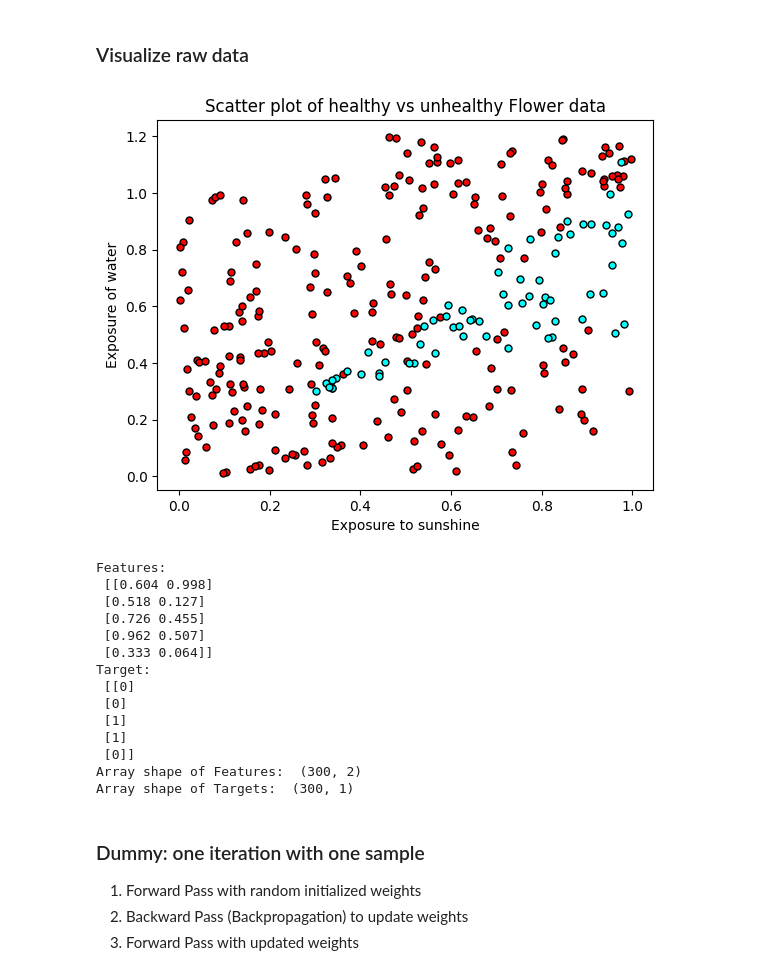
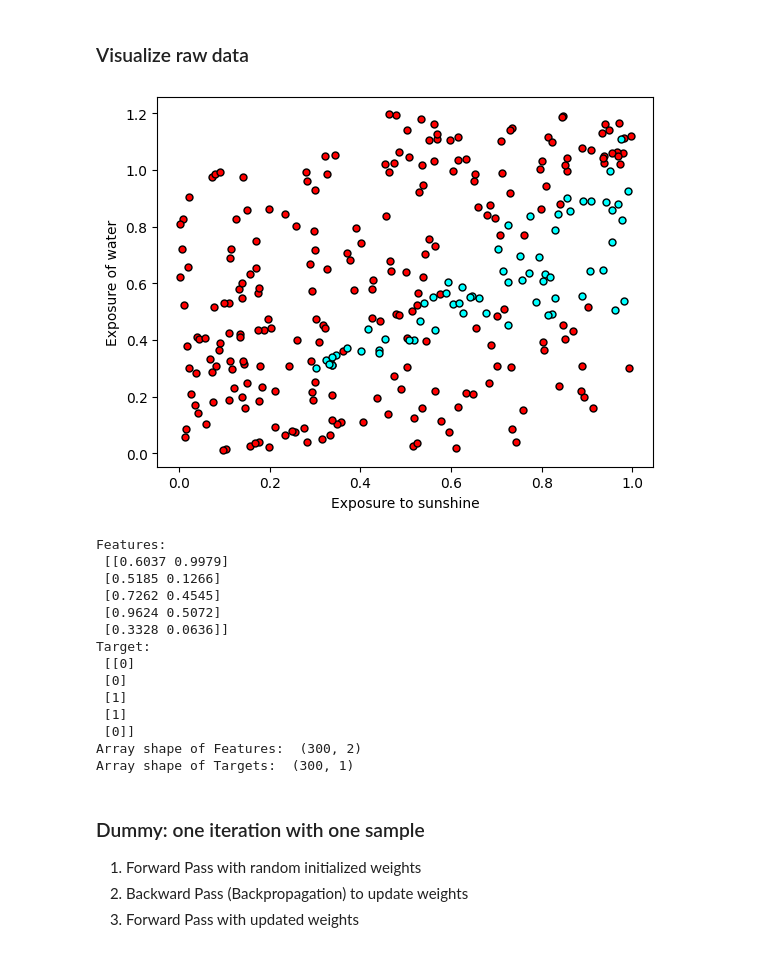
Before and after one commit to mmoniX/DL_HHN, a Jupyter notebook: DL_03-Project.ipynb, the cells around one changed output. Saved outputs shown, nothing was run; the diff lists cells and outputs as text; code cells hidden in the pictures.

```diff
--- a/DL_03-Project.ipynb
+++ b/DL_03-Project.ipynb
@@ -31,31 +31,31 @@ targets = np.load("targets.npy")
 # %%
 # Function to help us plot
 def plot_points():
     X = np.array(features)
     y = np.array(targets)
     admitted = X[np.argwhere(y==1)]
     rejected = X[np.argwhere(y==0)]
     plt.scatter([s[0][0] for s in rejected], [s[0][1] for s in rejected], s = 25, color = 'red', edgecolor = 'k')
     plt.scatter([s[0][0] for s in admitted], [s[0][1] for s in admitted], s = 25, color = 'cyan', edgecolor = 'k')
     plt.xlabel('Exposure to sunshine')
     plt.ylabel('Exposure of water')
-    plt.title('Scatter plot of healthy vs unhealthy Flower data')
+    # plt.title('Scatter plot of healthy vs unhealthy Flower data')
 
 # Plotting the points
 plot_points()
 plt.show()
 print("Features:\n", features[:5])
 print("Target:\n", targets[:5])
 print("Array shape of Features: ", features.shape)
 print("Array shape of Targets: ", targets.shape)
 # %% [output]
-[figure, old version]
+[figure, new version]
 Features:
- [[0.604 0.998]
- [0.518 0.127]
- [0.726 0.455]
- [0.962 0.507]
- [0.333 0.064]]
+ [[0.6037 0.9979]
+ [0.5185 0.1266]
+ [0.7262 0.4545]
+ [0.9624 0.5072]
+ [0.3328 0.0636]]
 Target:
  [[0]
  [0]
```
Also changed, not shown: parts of 13 cells of this notebook.
